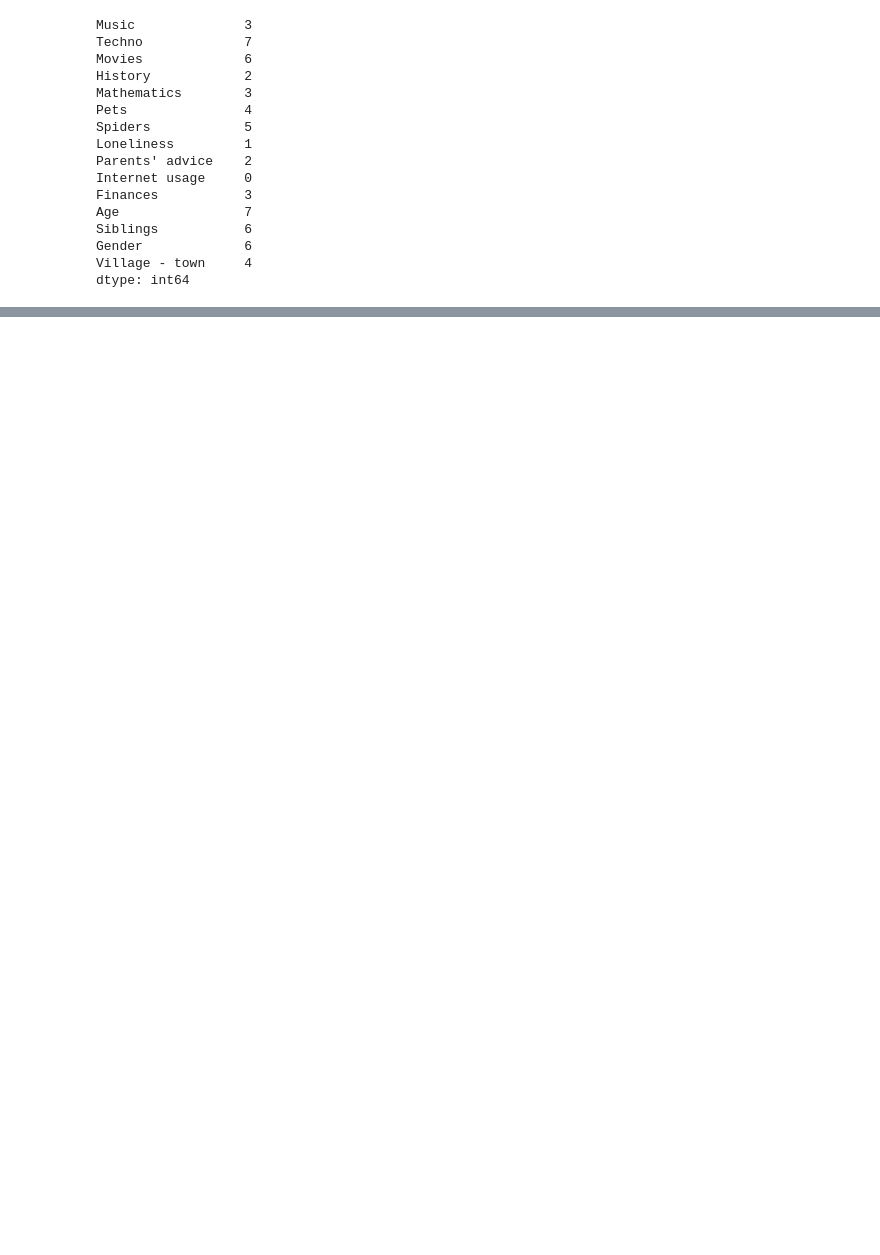
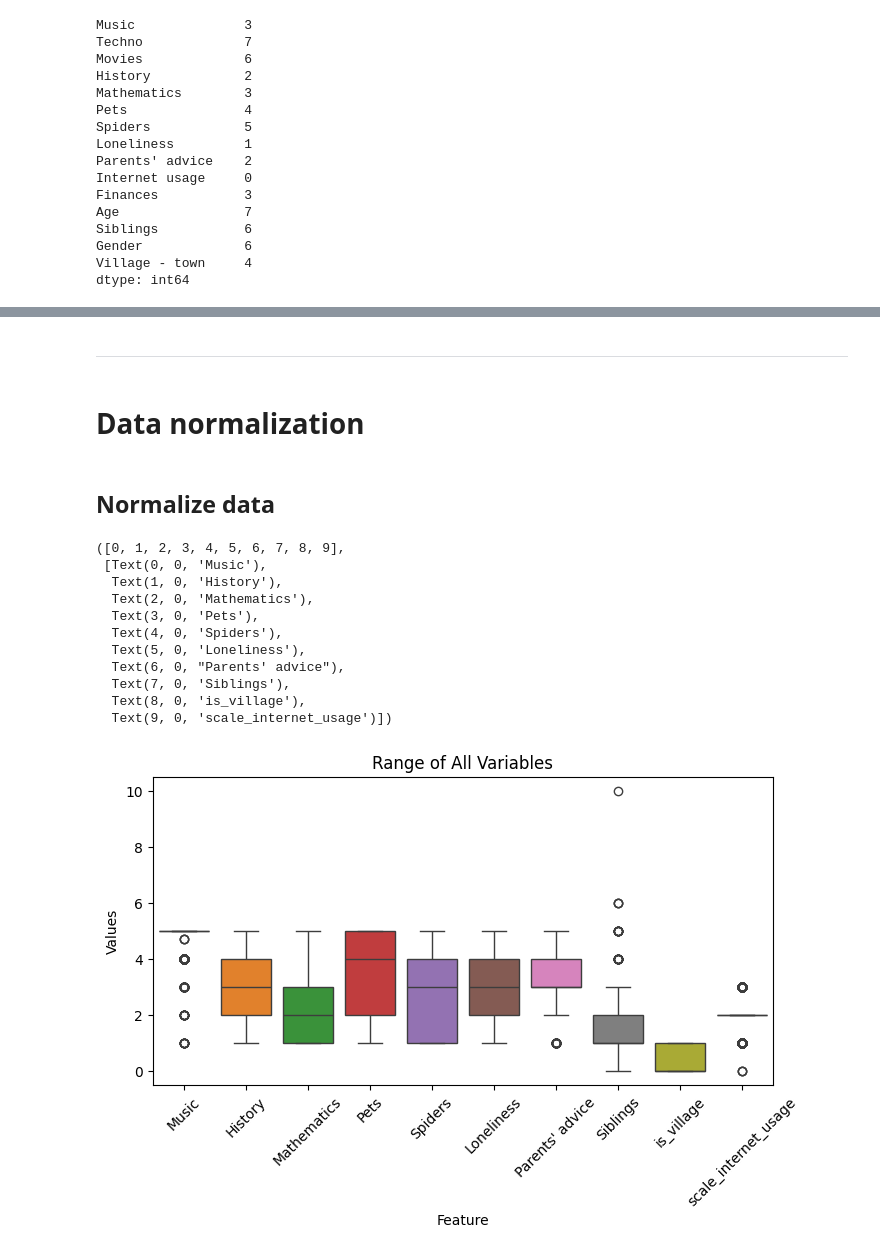
Before and after one commit to SnowSE/project-preprocessing-cody-1, a Jupyter notebook: project.ipynb, the cells around one changed output, grey strips where cells are left out. Drawn from its saved outputs; the diff is of its cells as text; code cells hidden in the pictures; blank space fills up the shorter version.

```diff
--- a/project.ipynb
+++ b/project.ipynb
@@ -83,0 +262,26 @@ Name: Loneliness, dtype: float64
+# %% [markdown]
+---
+# %% [markdown]
+# Data normalization
+# %% [markdown]
+## Normalize data
+# %%
+plt.figure(figsize=(8, 4))
+sns.boxplot(df)
+plt.title('Range of All Variables')
+plt.xlabel('Feature')
+plt.ylabel('Values')
+plt.xticks(rotation=45)
+# %% [output]
+([0, 1, 2, 3, 4, 5, 6, 7, 8, 9],
+ [Text(0, 0, 'Music'),
+  Text(1, 0, 'History'),
+  Text(2, 0, 'Mathematics'),
+  Text(3, 0, 'Pets'),
+  Text(4, 0, 'Spiders'),
+  Text(5, 0, 'Loneliness'),
+  Text(6, 0, "Parents' advice"),
+  Text(7, 0, 'Siblings'),
+  Text(8, 0, 'is_village'),
+  Text(9, 0, 'scale_internet_usage')])
+[figure, added]
```
Also changed, not shown: parts of 34 cells of this notebook.
